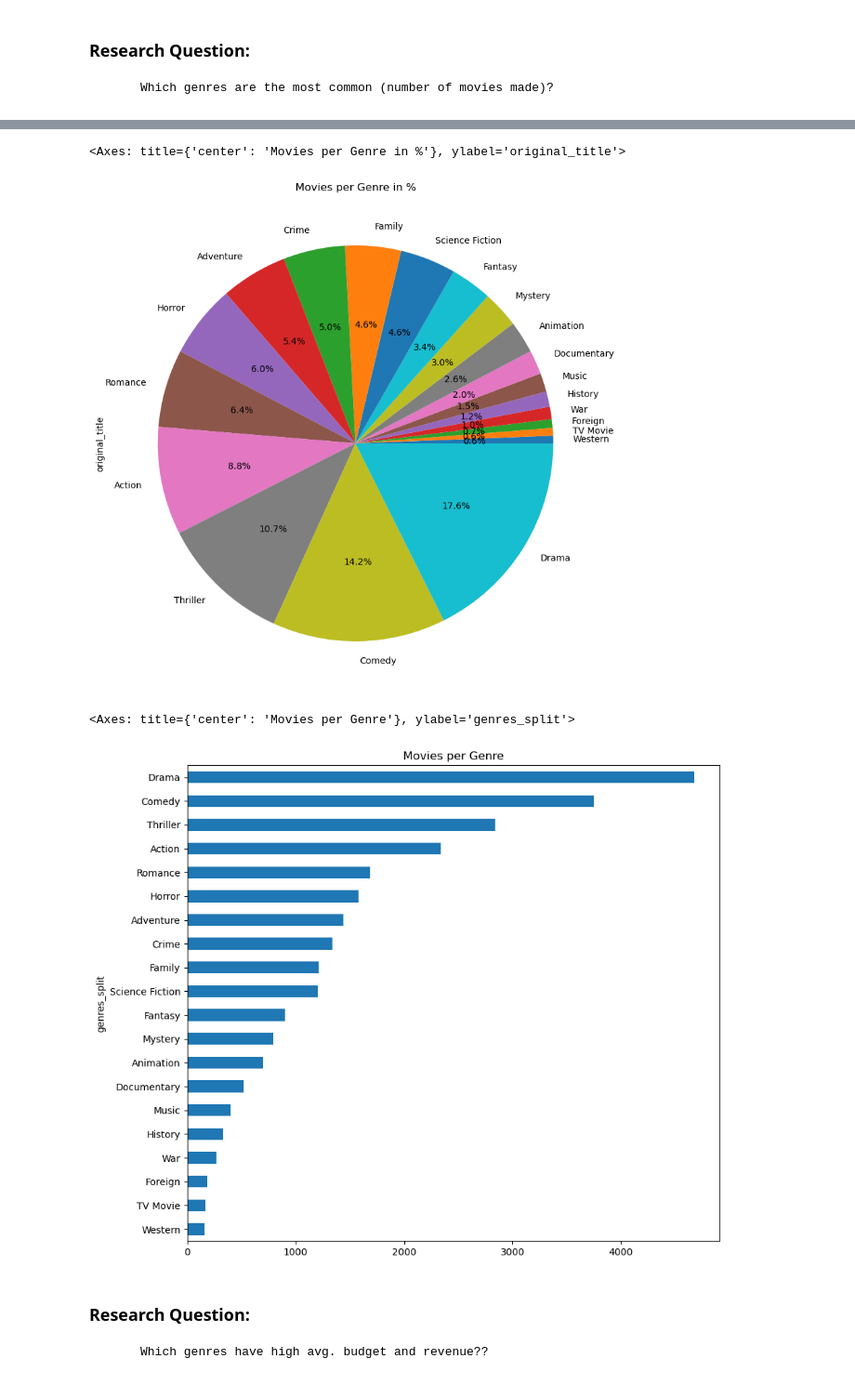
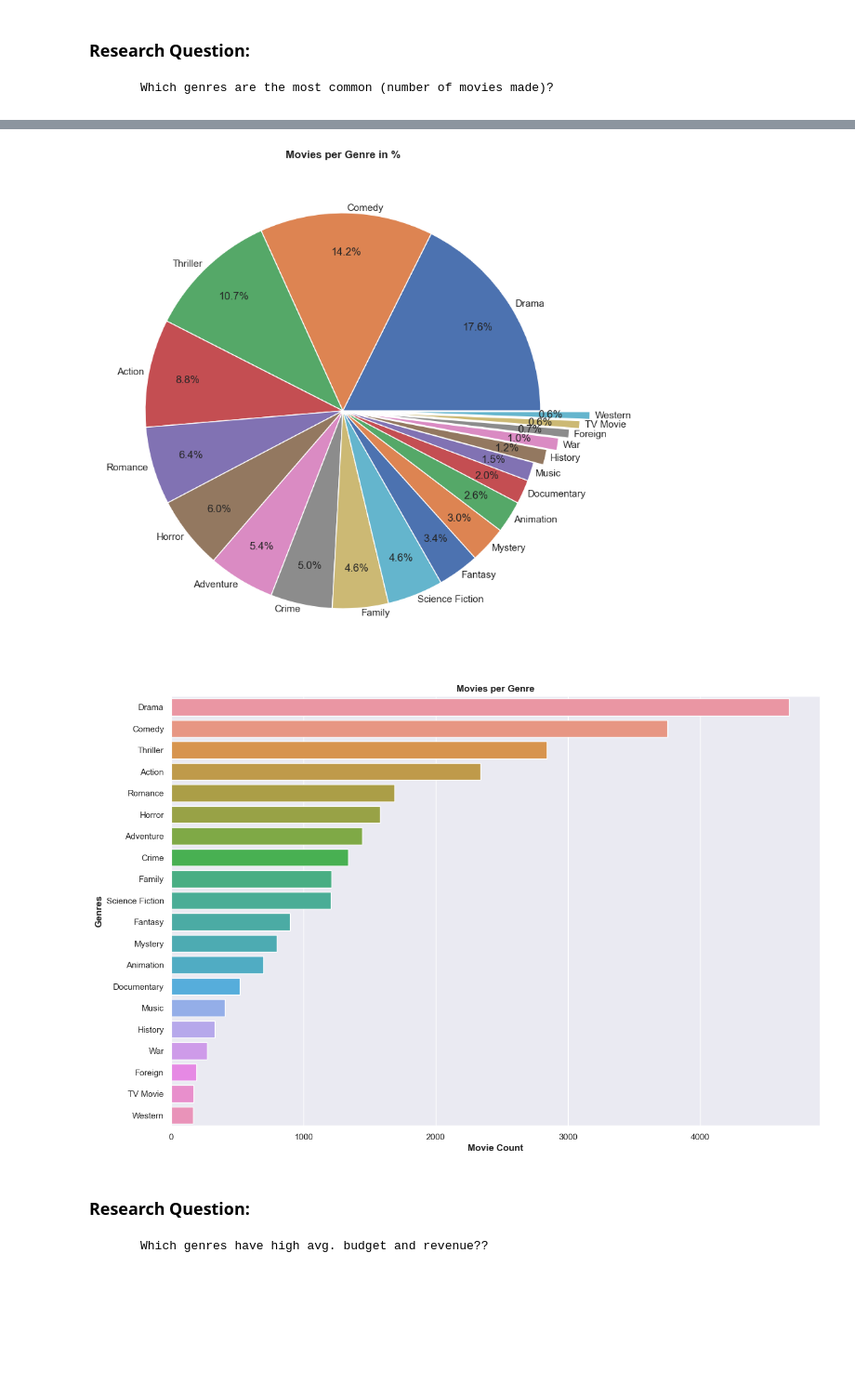
Before and after one commit to a-melino/Python-Movie-Genres-Analysis, a Jupyter notebook: movie_genres_analysis.ipynb, the cells around one changed output, grey strips where cells are left out. Shown at 93% size. Saved outputs shown, nothing was run; the diff lists cells and outputs as text; code cells hidden in the pictures; blank space fills up the shorter version.

Commit message:
new images added, updated ReadMe, .ipynb

```diff
--- a/movie_genres_analysis.ipynb
+++ b/movie_genres_analysis.ipynb
@@ -126,7 +135,7 @@ movies_genre.head()
          Which genres are the most common (number of movies made)?
 # %%
 # creates a new database with the unique genres as the index and their respective counts as a column of data
-genres_count = pd.DataFrame(movies_genre.groupby('genres_split').original_title.nunique()).sort_values('original_title', ascending = True)
+genres_count = pd.DataFrame(movies_genre.groupby('genres_split').original_title.nunique()).sort_values('original_title', ascending = False)
 genres_count
 # %% [output]
 |  | original_title |
@@ -150,15 +159,23 @@ genres_count
 # %%
 # Creates a pie chart to display the numbers of movies in each genre by percentage
-genres_count['original_title'].plot.pie(title = 'Movies per Genre in %', autopct = '%1.1f%%', figsize = (10, 10))
+sns.set(rc = {'figure.figsize': (15, 10)})
+explode = (0, 0, 0, 0, 0, 0, 0, 0, 0, 0, 0, 0, 0, 0, 0, 0.05, 0.1, 0.15, 0.2, 0.25)
+plt.pie(genres_count['original_title'], autopct='%1.1f%%', startangle=360, labels = genres_count.index, pctdistance= 0.8, labeldistance=1.025, explode = explode)
+plt.title('Movies per Genre in %', fontweight='bold')
+plt.savefig(r'C:\Users\alex_\Desktop\Data Analysis Projects\Python\Projects\Python-Movie-Genres-Analysis\Images\pie1.png')
+plt.show()
 # %% [output]
-<Axes: title={'center': 'Movies per Genre in %'}, ylabel='original_title'>
-[figure, old version]
+[figure, new version]
 # %%
 # Creates a bar chart to display the numbers of movies in each genre
-genres_count['original_title'].plot.barh(title = 'Movies per Genre', figsize = (10, 9))
+sns.barplot(genres_count, x = 'original_title', y = genres_count.index)
+plt.title('Movies per Genre', fontweight='bold')
+plt.xlabel('Movie Count', fontweight='bold')
+plt.ylabel('Genres', fontweight='bold')
+plt.savefig(r'C:\Users\alex_\Desktop\Data Analysis Projects\Python\Projects\Python-Movie-Genres-Analysis\Images\bar1.png')
+plt.show()
 # %% [output]
-<Axes: title={'center': 'Movies per Genre'}, ylabel='genres_split'>
-[figure, old version]
+[figure, new version]
 # %% [markdown]
 ###  Research Question:
          Which genres have high avg. budget and revenue??
```
Also changed, not shown: parts of 21 cells of this notebook, 16 other files.
